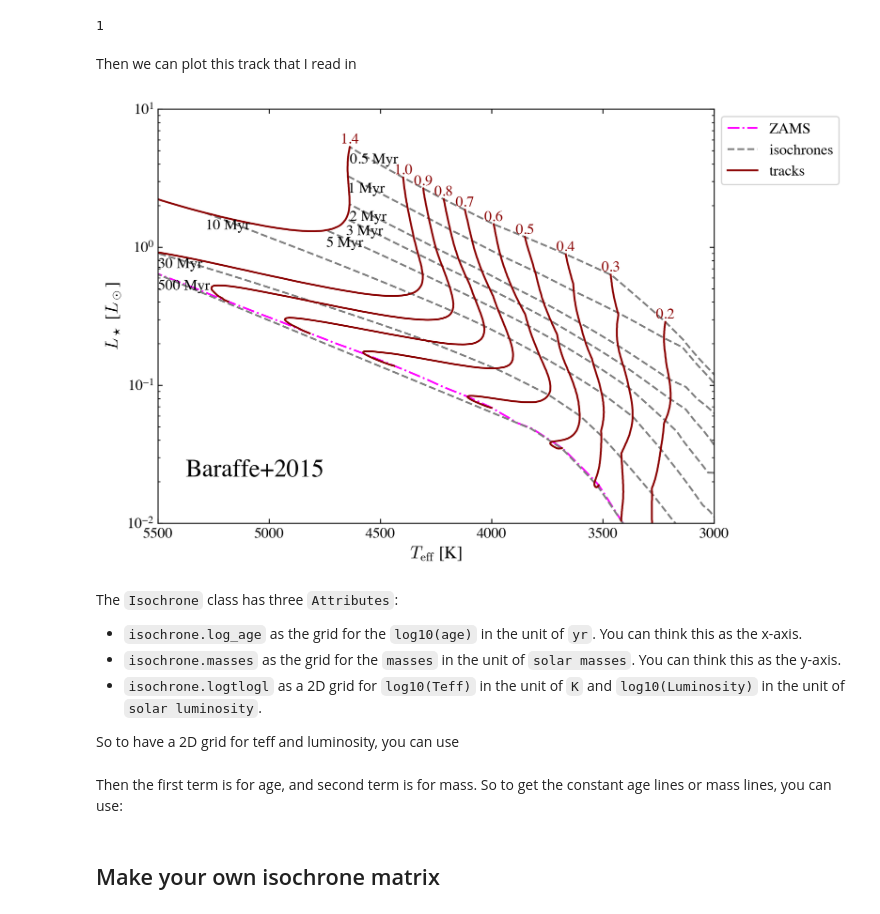
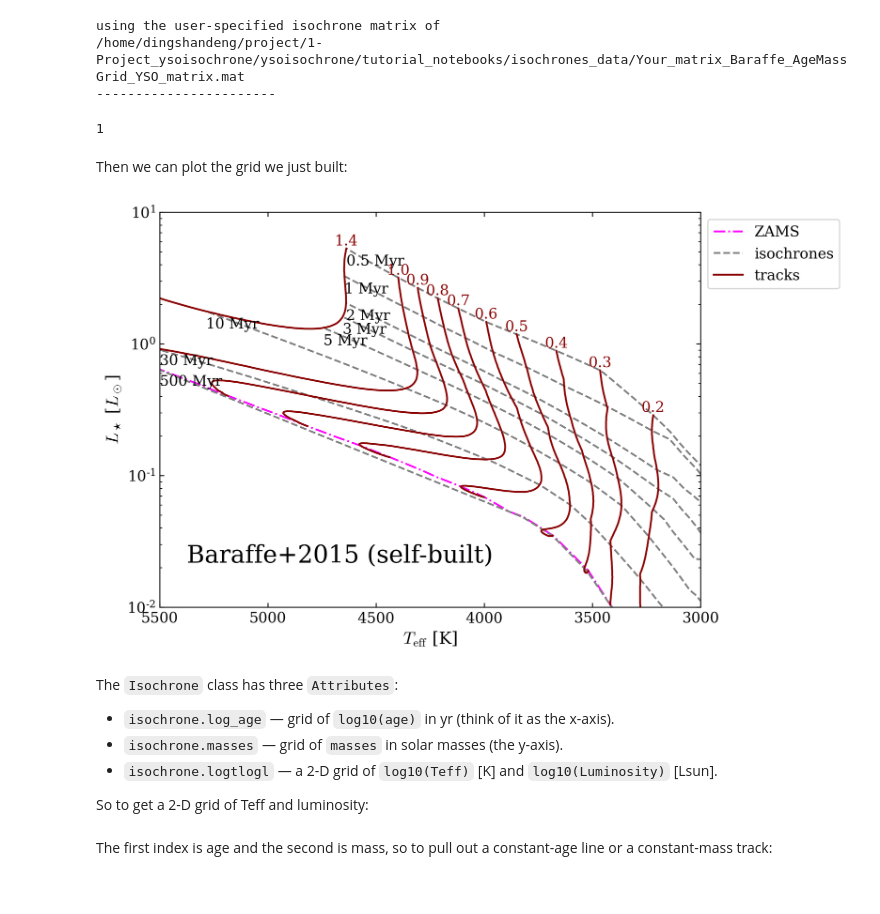
Before and after one commit to DingshanDeng/ysoisochrone, a Jupyter notebook: tutorial_notebooks/tutorial2_ysoisochrone_customize_isochrone.ipynb, the cells around one changed output. Drawn from its saved outputs; the diff is of its cells as text; code cells hidden in the pictures.

Commit message:
v1.2, update doc and tutorial notebooks, verified new run

```diff
--- a/tutorial_notebooks/tutorial2_ysoisochrone_customize_isochrone.ipynb
+++ b/tutorial_notebooks/tutorial2_ysoisochrone_customize_isochrone.ipynb
@@ -9,41 +109,39 @@ The `.mat` files can be read directly into the `Isocrhone` class by using the `c
 # %%
-import ysoisochrone
-
 isochrone = ysoisochrone.isochrone.Isochrone()
-mat_file_dir = './isochrones_data/Baraffe_AgeMassGrid_YSO_matrix.mat'
-
-isochrone.set_tracks('customize', load_file=mat_file_dir)
+isochrone.set_tracks('customize', load_file=output_mat_file)
 # %% [output]
-1
+using the user-specified isochrone matrix of
+/home/dingshandeng/project/1-Project_ysoisochrone/ysoisochrone/tutorial_notebooks/isochrones_data/Your_matrix_Baraffe_AgeMassGrid_YSO_matrix.mat
+-----------------------
+1
-# %% [markdown]
-Then we can plot this track that I read in
+# %% [markdown]
+Then we can plot the grid we just built:
 # %%
-import matplotlib.pyplot as plt
-
 fig, ax = plt.subplots(figsize=(8, 6))
 
 ysoisochrone.plotting.plot_hr_diagram(isochrone, ax_set=ax,
                                       ages_to_plot=[0.5e6, 1.0e6, 2.0e6, 3.0e6, 5.0e6, 10.0e6, 30.0e6, 500.0e6],
                                       masses_to_plot=[0.2, 0.3, 0.4, 0.5, 0.6, 0.7, 0.8, 0.9, 1.0, 1.39],
                                       xlim_set=[5500, 3000], ylim_set=[0.01, 10.0])
 
-ax.annotate('Baraffe+2015', xy=(0.05, 0.1), xycoords='axes fraction', ha='left', va='bottom', fontsize=20)
+ax.annotate('Baraffe+2015 (self-built)', xy=(0.05, 0.1), xycoords='axes fraction', ha='left', va='bottom', fontsize=20)
 
 plt.show()
 # %% [output]
-[figure, old version]
+[figure, new version]
 # %% [markdown]
 The `Isochrone` class has three `Attributes`:
 
-- `isochrone.log_age` as the grid for the `log10(age)` in the unit of `yr`. You can think this as the x-axis.
-- `isochrone.masses` as the grid for the `masses` in the unit of `solar masses`. You can think this as the y-axis.
-- `isochrone.logtlogl` as a 2D grid for `log10(Teff)` in the unit of `K` and `log10(Luminosity)` in the unit of `solar luminosity`.
+- `isochrone.log_age` — grid of `log10(age)` in yr (think of it as the x-axis).
+- `isochrone.masses` — grid of `masses` in solar masses (the y-axis).
+- `isochrone.logtlogl` — a 2-D grid of `log10(Teff)` [K] and `log10(Luminosity)` [Lsun].
 
-So to have a 2D grid for teff and luminosity, you can use
+So to get a 2-D grid of Teff and luminosity:
 # %%
 # Convert isochrone logtlogl data to Teff and L/Lo
 teff_iso = 10**isochrone.logtlogl[:, :, 0]  # Teff
 lum_iso = 10**isochrone.logtlogl[:, :, 1]   # L/Lo
 # %% [markdown]
-Then the first term is for age, and second term is for mass. So to get the constant age lines or mass lines, you can use:
+The first index is age and the second is mass, so to pull out a constant-age line or a
+constant-mass track:
 # %%
@@ -58,5 +154,3 @@ mass = 1.0
 idx_mass = np.nanargmin(np.abs(isochrone.masses - mass))  # Find closest mass
 teff_thismass = teff_iso[:, idx_mass]
 lum_thismass = lum_iso[:, idx_mass]
-# %% [markdown]
-## Make your own isochrone matrix
```
Also changed, not shown: parts of 27 cells of this notebook, 11 other files.
